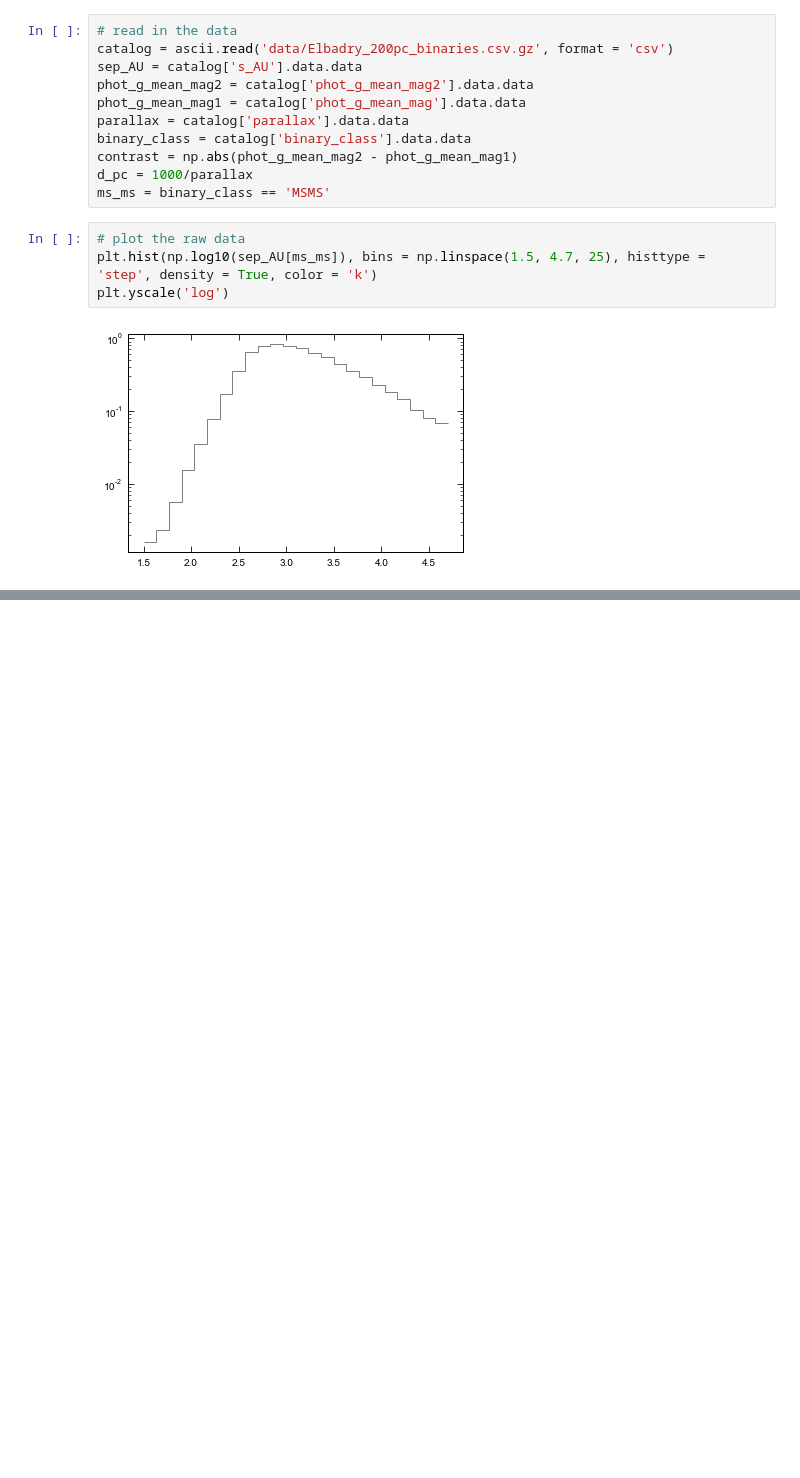
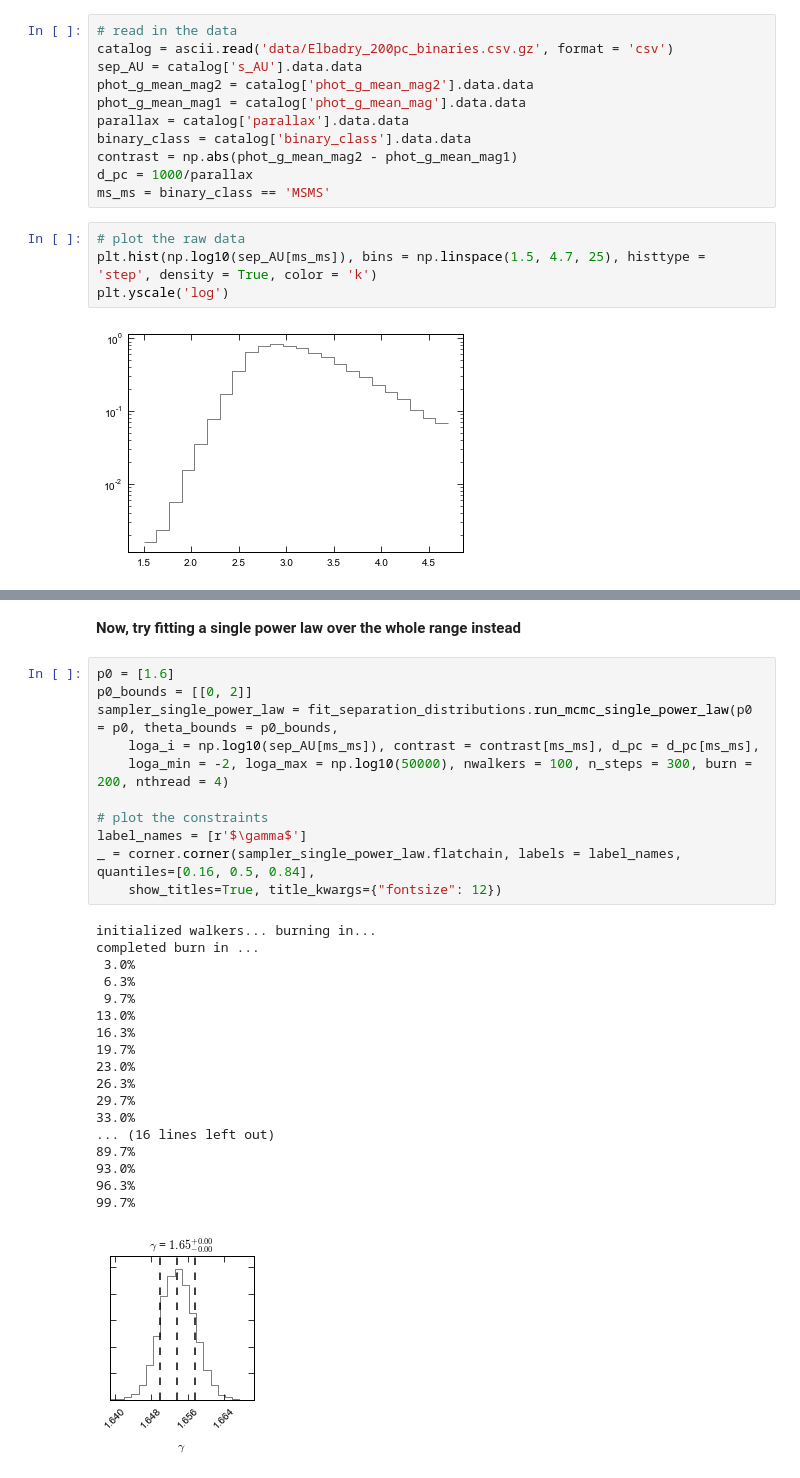
Before and after one commit to kareemelbadry/sep_dist, a Jupyter notebook: tutorial.ipynb, the cells around one changed output, grey strips where cells are left out. Drawn from its saved outputs; the diff is of its cells as text; blank space fills up the shorter version.

```diff
--- a/tutorial.ipynb
+++ b/tutorial.ipynb
@@ -65,0 +66,32 @@ _ = corner.corner(sampler.flatchain, labels = label_names, quantiles=[0.16, 0.5,
+# %% [markdown]
+**Now, try fitting a single power law over the whole range instead**
+# %%
+p0 = [1.6]
+p0_bounds = [[0, 2]]
+sampler_single_power_law = fit_separation_distributions.run_mcmc_single_power_law(p0 = p0, theta_bounds = p0_bounds,
+    loga_i = np.log10(sep_AU[ms_ms]), contrast = contrast[ms_ms], d_pc = d_pc[ms_ms],
+    loga_min = -2, loga_max = np.log10(50000), nwalkers = 100, n_steps = 300, burn = 200, nthread = 4)
+
+# plot the constraints
+label_names = [r'$\gamma$']
+_ = corner.corner(sampler_single_power_law.flatchain, labels = label_names, quantiles=[0.16, 0.5, 0.84],
+    show_titles=True, title_kwargs={"fontsize": 12})
+# %% [output]
+initialized walkers... burning in...
+completed burn in ...
+ 3.0%
+ 6.3%
+ 9.7%
+13.0%
+16.3%
+19.7%
+23.0%
+26.3%
+29.7%
+33.0%
+... (16 lines left out)
+89.7%
+93.0%
+96.3%
+99.7%
+[figure, added]
```
Also changed, not shown: parts of 3 cells of this notebook, 2 other files.
